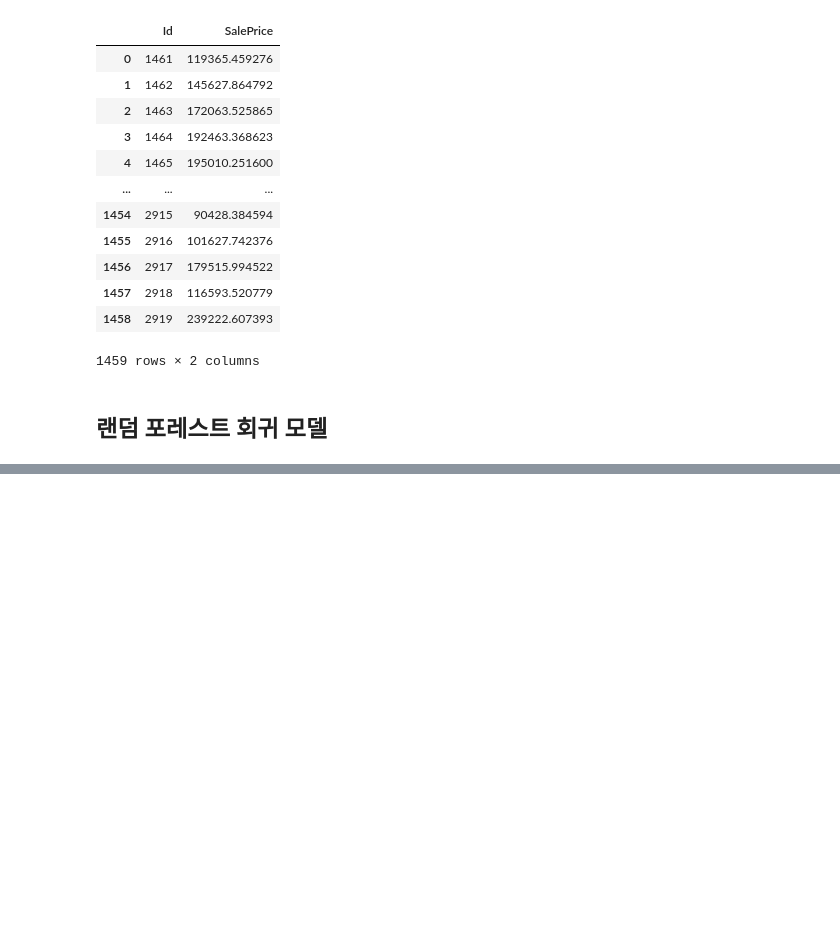
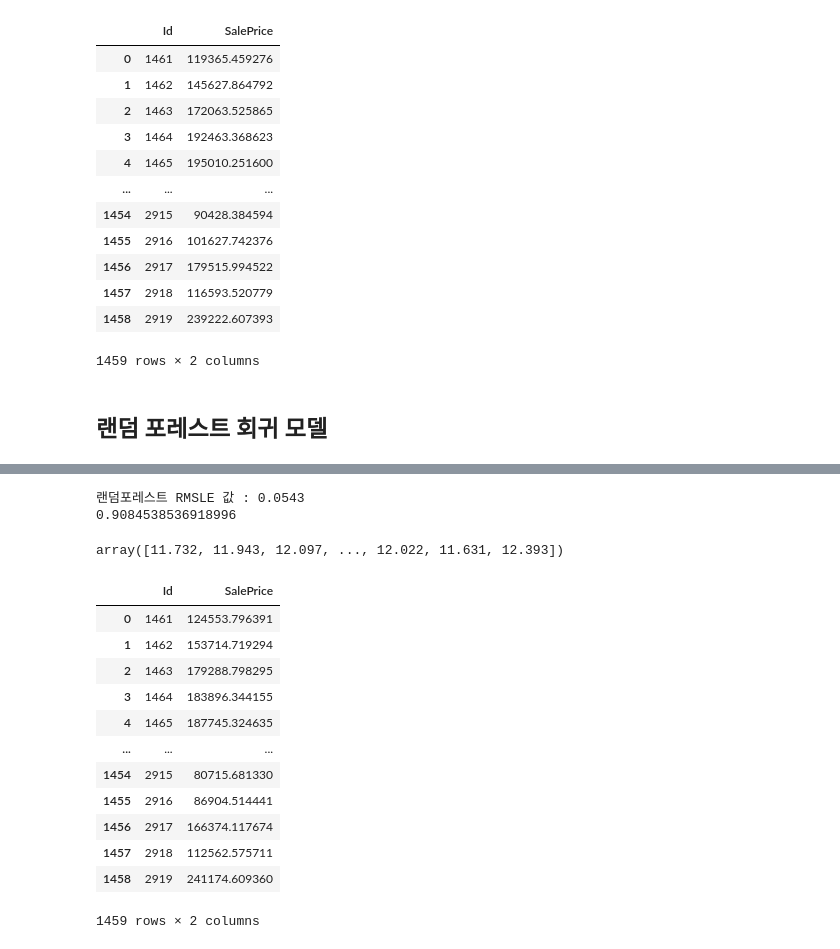
Before and after one commit to CodingDataAnalysis/ParkSH, a Jupyter notebook: BaekJoon_PSH/DataScience/23_04_14/집값 예측/집값 예측.ipynb, the cells around one changed output, grey strips where cells are left out. Saved outputs shown, nothing was run; the diff lists cells and outputs as text; code cells hidden in the pictures; blank space fills up the shorter version.

```diff
--- a/BaekJoon_PSH/DataScience/23_04_14/집값 예측/집값 예측.ipynb
+++ b/BaekJoon_PSH/DataScience/23_04_14/집값 예측/집값 예측.ipynb
@@ -873,0 +876,36 @@ print(grid_rf_model.best_params_)
+# %%
+# 예측
+
+preds = grid_rf_model.best_estimator_.predict(X_train)
+
+# 평가
+
+print(f'랜덤포레스트 RMSLE 값 : {rmsle(log_y , preds , True) :.4f}')
+
+grid_rf_model_preds = grid_rf_model.predict(X_test)
+print(linear_reg_model.score(X_train,preds))
+
+grid_rf_model_preds
+# %% [output]
+랜덤포레스트 RMSLE 값 : 0.0543
+0.9084538536918996
+array([11.732, 11.943, 12.097, ..., 12.022, 11.631, 12.393])
+# %%
+submission['SalePrice'] = np.exp(grid_rf_model_preds)
+
+submission.to_csv('submission4.csv' , index =False)
+submission
+# %% [output]
+|  | Id | SalePrice |
+| 0 | 1461 | 124553.796391 |
+| 1 | 1462 | 153714.719294 |
+| 2 | 1463 | 179288.798295 |
+| 3 | 1464 | 183896.344155 |
+| 4 | 1465 | 187745.324635 |
+| ... | ... | ... |
+| 1454 | 2915 | 80715.681330 |
+| 1455 | 2916 | 86904.514441 |
+| 1456 | 2917 | 166374.117674 |
+| 1457 | 2918 | 112562.575711 |
+| 1458 | 2919 | 241174.609360 |
+1459 rows × 2 columns
```
Also changed, not shown: parts of 1 cell of this notebook.
